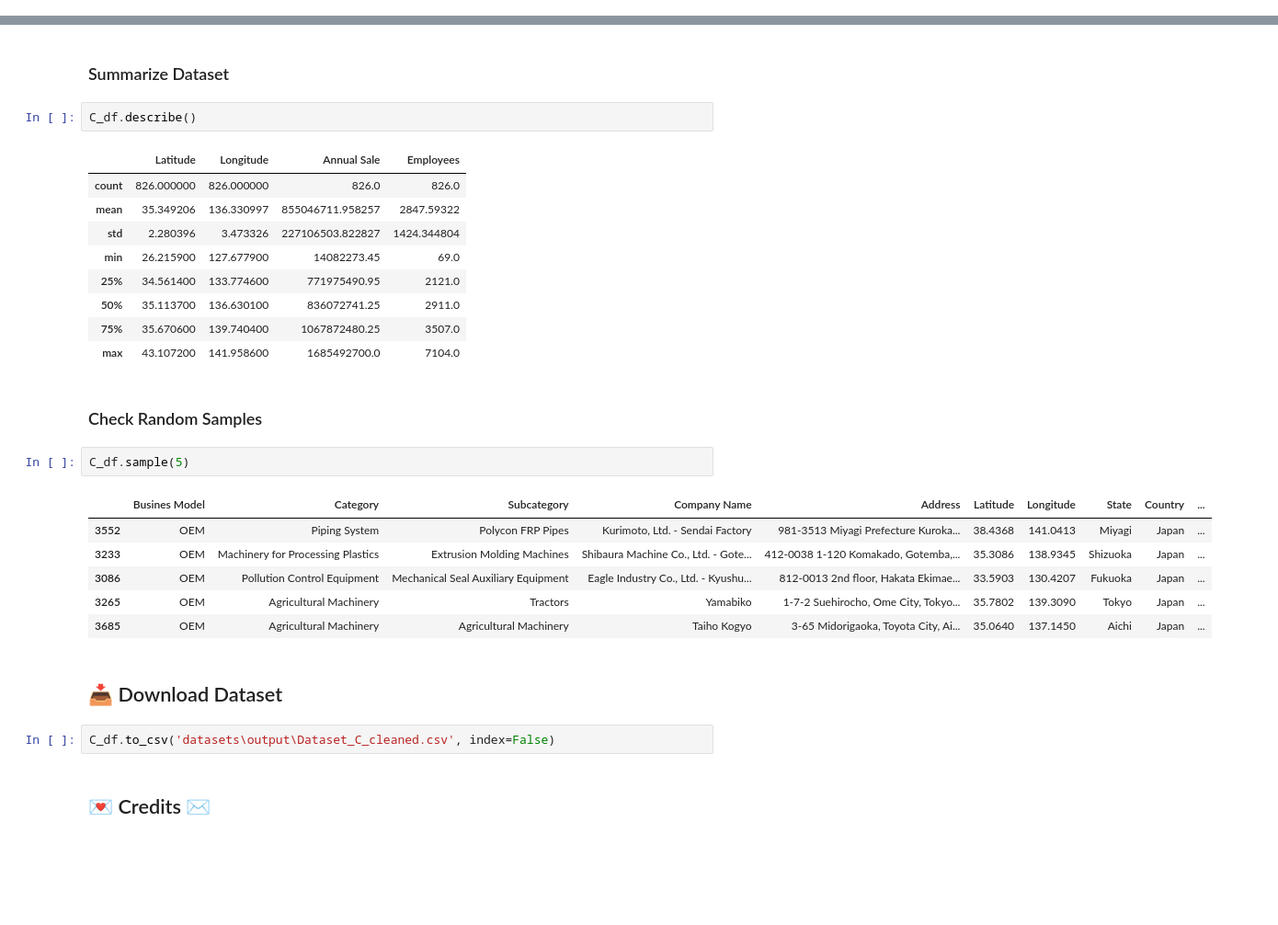
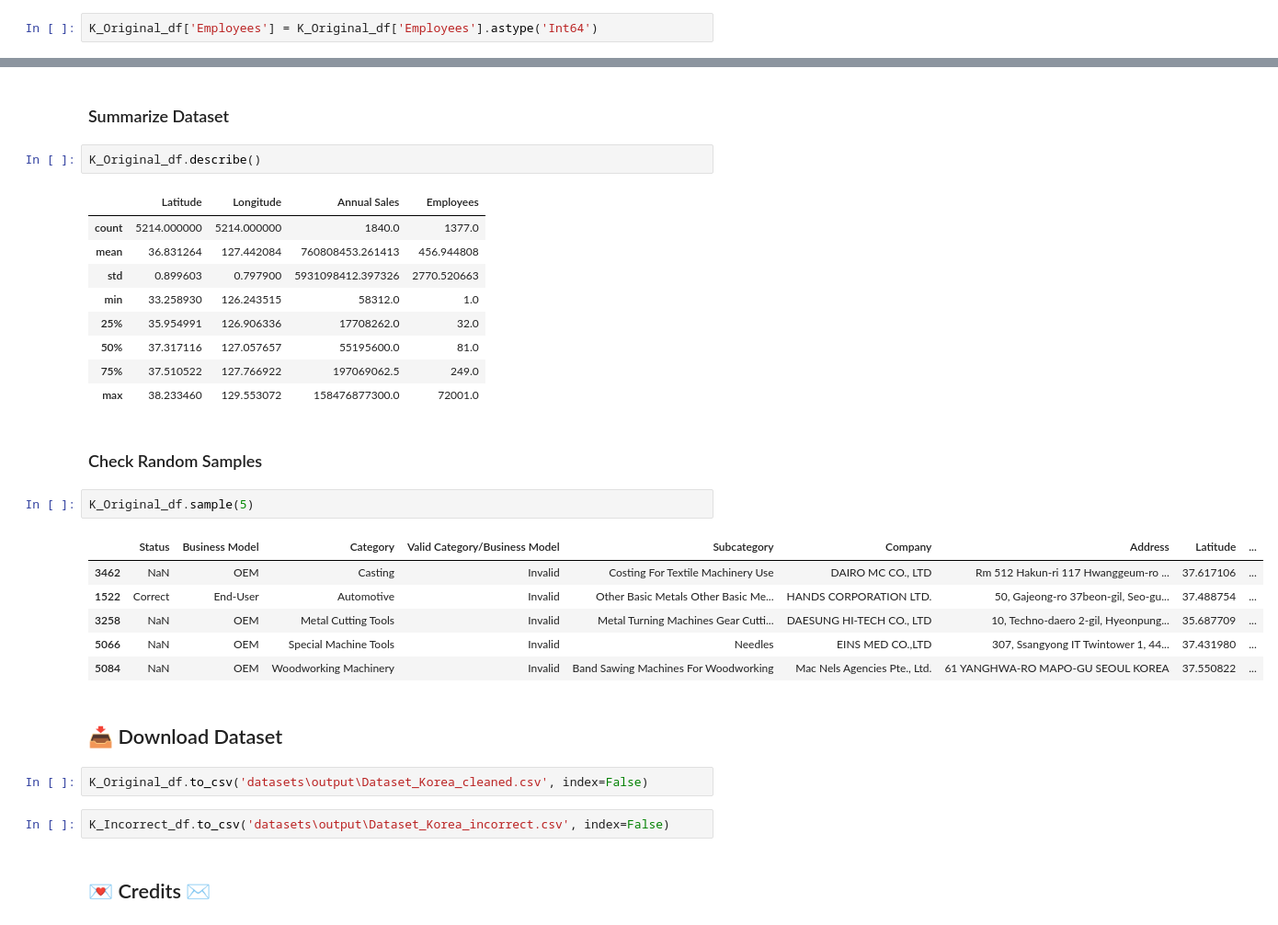
Before and after one commit to mitano-17/Nidec-Drives-Data-Cleaning, a Jupyter notebook: Dataset_Korea_Cleaner.ipynb, the cells around one changed output, grey strips where cells are left out. Shown at 92% size. Cells and saved outputs as stored; diff of their text form; blank space fills up the shorter version.

```diff
--- a/Dataset_Korea_Cleaner.ipynb
+++ b/Dataset_Korea_Cleaner.ipynb
@@ -171,0 +174,2 @@ K_Original_df['Annual Sales'] = pd.to_numeric(K_Original_df['Annual Sales'], err
+# %%
+K_Original_df['Employees'] = K_Original_df['Employees'].astype('Int64')
@@ -578,32 +592,34 @@ dtype: bool
 # %% [markdown]
 <h3>Summarize Dataset</h3>
 # %%
-C_df.describe()
+K_Original_df.describe()
 # %% [output]
-|  | Latitude | Longitude | Annual Sale | Employees |
-| count | 826.000000 | 826.000000 | 826.0 | 826.0 |
-| mean | 35.349206 | 136.330997 | 855046711.958257 | 2847.59322 |
-| std | 2.280396 | 3.473326 | 227106503.822827 | 1424.344804 |
-| min | 26.215900 | 127.677900 | 14082273.45 | 69.0 |
-| 25% | 34.561400 | 133.774600 | 771975490.95 | 2121.0 |
-| 50% | 35.113700 | 136.630100 | 836072741.25 | 2911.0 |
-| 75% | 35.670600 | 139.740400 | 1067872480.25 | 3507.0 |
-| max | 43.107200 | 141.958600 | 1685492700.0 | 7104.0 |
+|  | Latitude | Longitude | Annual Sales | Employees |
+| count | 5214.000000 | 5214.000000 | 1840.0 | 1377.0 |
+| mean | 36.831264 | 127.442084 | 760808453.261413 | 456.944808 |
+| std | 0.899603 | 0.797900 | 5931098412.397326 | 2770.520663 |
+| min | 33.258930 | 126.243515 | 58312.0 | 1.0 |
+| 25% | 35.954991 | 126.906336 | 17708262.0 | 32.0 |
+| 50% | 37.317116 | 127.057657 | 55195600.0 | 81.0 |
+| 75% | 37.510522 | 127.766922 | 197069062.5 | 249.0 |
+| max | 38.233460 | 129.553072 | 158476877300.0 | 72001.0 |
 # %% [markdown]
 <h3>Check Random Samples</h3>
 # %%
-C_df.sample(5)
+K_Original_df.sample(5)
 # %% [output]
-|  | Busines Model | Category | Subcategory | Company Name | Address | Latitude | Longitude | State | Country | ... |
-| 3552 | OEM | Piping System | Polycon FRP Pipes | Kurimoto, Ltd. - Sendai Factory | 981-3513 Miyagi Prefecture Kuroka... | 38.4368 | 141.0413 | Miyagi | Japan | ... |
-| 3233 | OEM | Machinery for Processing Plastics | Extrusion Molding Machines | Shibaura Machine Co., Ltd. - Gote... | 412-0038 1-120 Komakado, Gotemba,... | 35.3086 | 138.9345 | Shizuoka | Japan | ... |
-| 3086 | OEM | Pollution Control Equipment | Mechanical Seal Auxiliary Equipment | Eagle Industry Co., Ltd. - Kyushu... | 812‐0013 2nd floor, Hakata Ekimae... | 33.5903 | 130.4207 | Fukuoka | Japan | ... |
-| 3265 | OEM | Agricultural Machinery | Tractors | Yamabiko | 1-7-2 Suehirocho, Ome City, Tokyo... | 35.7802 | 139.3090 | Tokyo | Japan | ... |
-| 3685 | OEM | Agricultural Machinery | Agricultural Machinery | Taiho Kogyo | 3-65 Midorigaoka, Toyota City, Ai... | 35.0640 | 137.1450 | Aichi | Japan | ... |
+|  | Status | Business Model | Category | Valid Category/Business Model | Subcategory | Company | Address | Latitude | ... |
+| 3462 | NaN | OEM | Casting | Invalid | Costing For Textile Machinery Use | DAIRO MC CO., LTD | Rm 512 Hakun-ri 117 Hwanggeum-ro ... | 37.617106 | ... |
+| 1522 | Correct | End-User | Automotive | Invalid | Other Basic Metals Other Basic Me... | HANDS CORPORATION LTD. | 50, Gajeong-ro 37beon-gil, Seo-gu... | 37.488754 | ... |
+| 3258 | NaN | OEM | Metal Cutting Tools | Invalid | Metal Turning Machines Gear Cutti... | DAESUNG HI-TECH CO., LTD | 10, Techno-daero 2-gil, Hyeonpung... | 35.687709 | ... |
+| 5066 | NaN | OEM | Special Machine Tools | Invalid | Needles | EINS MED CO.,LTD | 307, Ssangyong IT Twintower 1, 44... | 37.431980 | ... |
+| 5084 | NaN | OEM | Woodworking Machinery | Invalid | Band Sawing Machines For Woodworking | Mac Nels Agencies Pte., Ltd. | 61 YANGHWA-RO MAPO-GU SEOUL KOREA | 37.550822 | ... |
 # %% [markdown]
 <h2>📥 Download Dataset</h2>
 # %%
-C_df.to_csv('datasets\output\Dataset_C_cleaned.csv', index=False)
+K_Original_df.to_csv('datasets\output\Dataset_Korea_cleaned.csv', index=False)
+# %%
+K_Incorrect_df.to_csv('datasets\output\Dataset_Korea_incorrect.csv', index=False)
 # %% [markdown]
 <h2>💌 Credits ✉️</h2>
 # %% [markdown]
```
Also changed, not shown: parts of 4 cells of this notebook.
